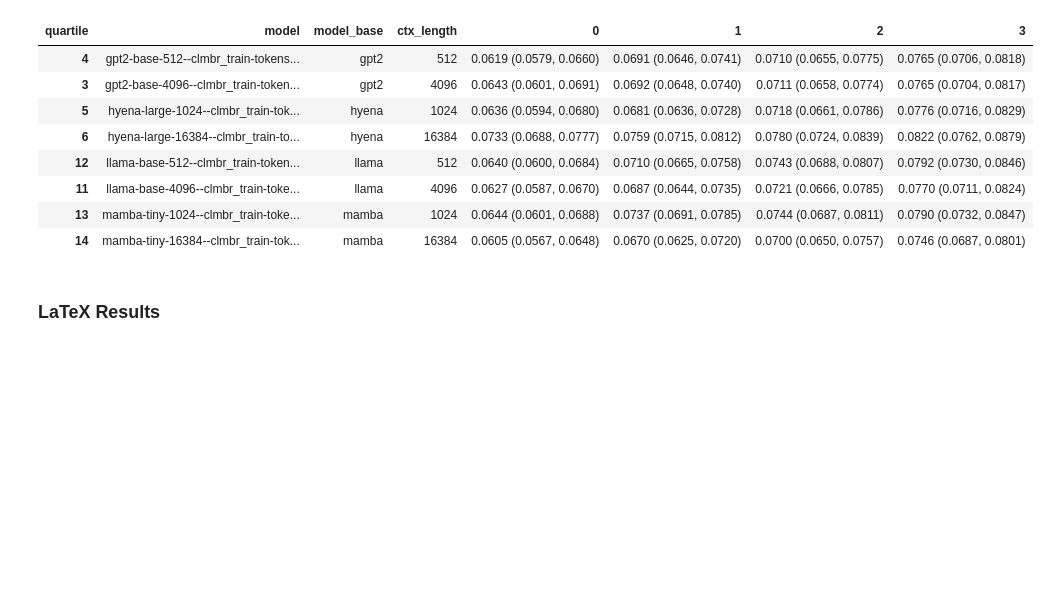
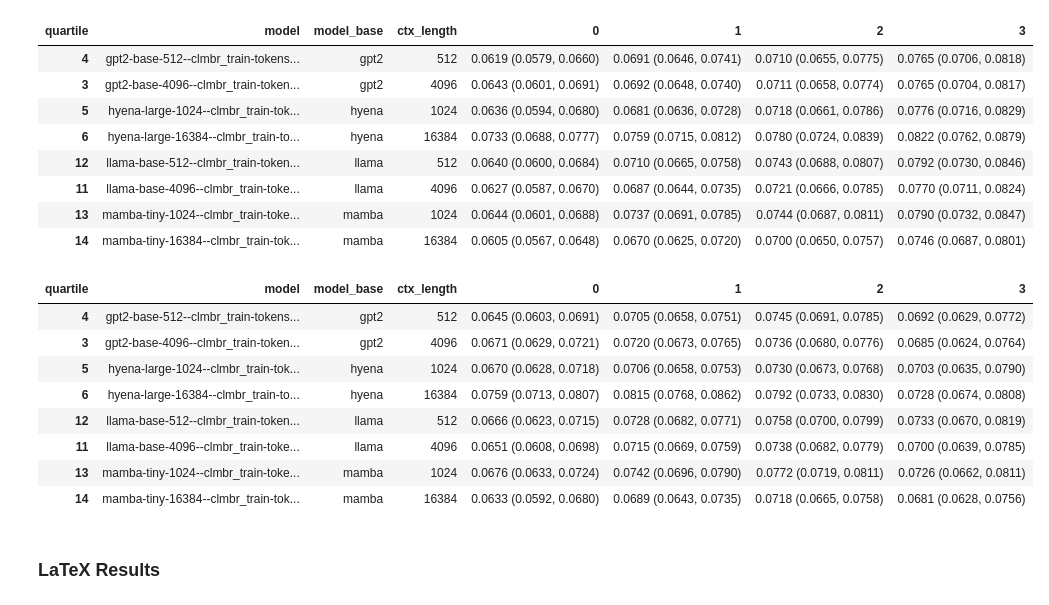
Before and after one commit to som-shahlab/hf_ehr, a Jupyter notebook: hf_ehr/notebooks/ehrshot/ehrshot_results_stratification.ipynb, the cells around one changed output. Drawn from its saved outputs; the diff is of its cells as text; code cells hidden in the pictures; blank space fills up the shorter version.

```diff
--- a/hf_ehr/notebooks/ehrshot/ehrshot_results_stratification.ipynb
+++ b/hf_ehr/notebooks/ehrshot/ehrshot_results_stratification.ipynb
@@ -489,6 +489,29 @@ df_model_latex
 | 11 | llama-base-4096--clmbr_train-toke... | llama | 4096 | 0.0627 (0.0587, 0.0670) | 0.0687 (0.0644, 0.0735) | 0.0721 (0.0666, 0.0785) | 0.0770 (0.0711, 0.0824) |
 | 13 | mamba-tiny-1024--clmbr_train-toke... | mamba | 1024 | 0.0644 (0.0601, 0.0688) | 0.0737 (0.0691, 0.0785) | 0.0744 (0.0687, 0.0811) | 0.0790 (0.0732, 0.0847) |
 | 14 | mamba-tiny-16384--clmbr_train-tok... | mamba | 16384 | 0.0605 (0.0567, 0.0648) | 0.0670 (0.0625, 0.0720) | 0.0700 (0.0650, 0.0757) | 0.0746 (0.0687, 0.0801) |
+# %%
+df_repetition = clean_df_briers(df_brier_model_cis[df_brier_model_cis['strat_col'] == 'n_events'])
+# Take the 'quartile' column and give each unique value its own column. Use the `formatted_brier` column as the values.
+df_repetition = df_repetition.pivot(index=['model', 'model_base', 'ctx_length'], columns='quartile', values='formatted_brier').reset_index().sort_values(['model_base', 'ctx_length'])
+
+# Limit to first / last for clarity
+df_model_latex = df_repetition[
+    (
+        (df_repetition['model_base'].isin(['mamba', 'hyena']) & df_repetition['ctx_length'].isin([1024, 16384]))
+        | (df_repetition['model_base'].isin(['gpt2', 'llama']) & df_repetition['ctx_length'].isin([512, 4096]))
+    )
+]
+df_model_latex
+# %% [output]
+| quartile | model | model_base | ctx_length | 0 | 1 | 2 | 3 |
+| 4 | gpt2-base-512--clmbr_train-tokens... | gpt2 | 512 | 0.0645 (0.0603, 0.0691) | 0.0705 (0.0658, 0.0751) | 0.0745 (0.0691, 0.0785) | 0.0692 (0.0629, 0.0772) |
+| 3 | gpt2-base-4096--clmbr_train-token... | gpt2 | 4096 | 0.0671 (0.0629, 0.0721) | 0.0720 (0.0673, 0.0765) | 0.0736 (0.0680, 0.0776) | 0.0685 (0.0624, 0.0764) |
+| 5 | hyena-large-1024--clmbr_train-tok... | hyena | 1024 | 0.0670 (0.0628, 0.0718) | 0.0706 (0.0658, 0.0753) | 0.0730 (0.0673, 0.0768) | 0.0703 (0.0635, 0.0790) |
+| 6 | hyena-large-16384--clmbr_train-to... | hyena | 16384 | 0.0759 (0.0713, 0.0807) | 0.0815 (0.0768, 0.0862) | 0.0792 (0.0733, 0.0830) | 0.0728 (0.0674, 0.0808) |
+| 12 | llama-base-512--clmbr_train-token... | llama | 512 | 0.0666 (0.0623, 0.0715) | 0.0728 (0.0682, 0.0771) | 0.0758 (0.0700, 0.0799) | 0.0733 (0.0670, 0.0819) |
+| 11 | llama-base-4096--clmbr_train-toke... | llama | 4096 | 0.0651 (0.0608, 0.0698) | 0.0715 (0.0669, 0.0759) | 0.0738 (0.0682, 0.0779) | 0.0700 (0.0639, 0.0785) |
+| 13 | mamba-tiny-1024--clmbr_train-toke... | mamba | 1024 | 0.0676 (0.0633, 0.0724) | 0.0742 (0.0696, 0.0790) | 0.0772 (0.0719, 0.0811) | 0.0726 (0.0662, 0.0811) |
+| 14 | mamba-tiny-16384--clmbr_train-tok... | mamba | 16384 | 0.0633 (0.0592, 0.0680) | 0.0689 (0.0643, 0.0735) | 0.0718 (0.0665, 0.0758) | 0.0681 (0.0628, 0.0756) |
 # %% [markdown]
 ### LaTeX Results
 # %%
```
Also changed, not shown: parts of 10 cells of this notebook, 1 other file.
